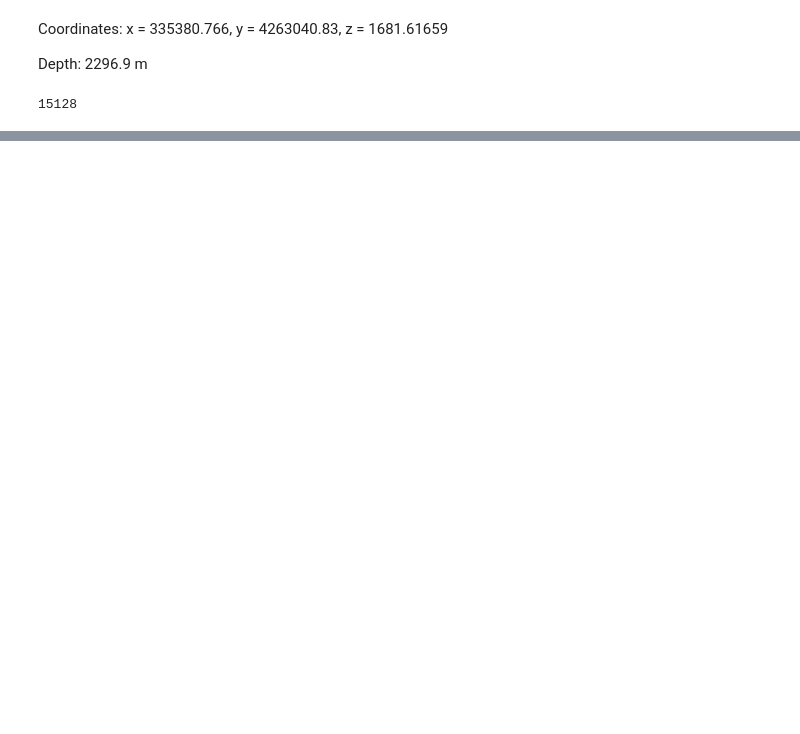
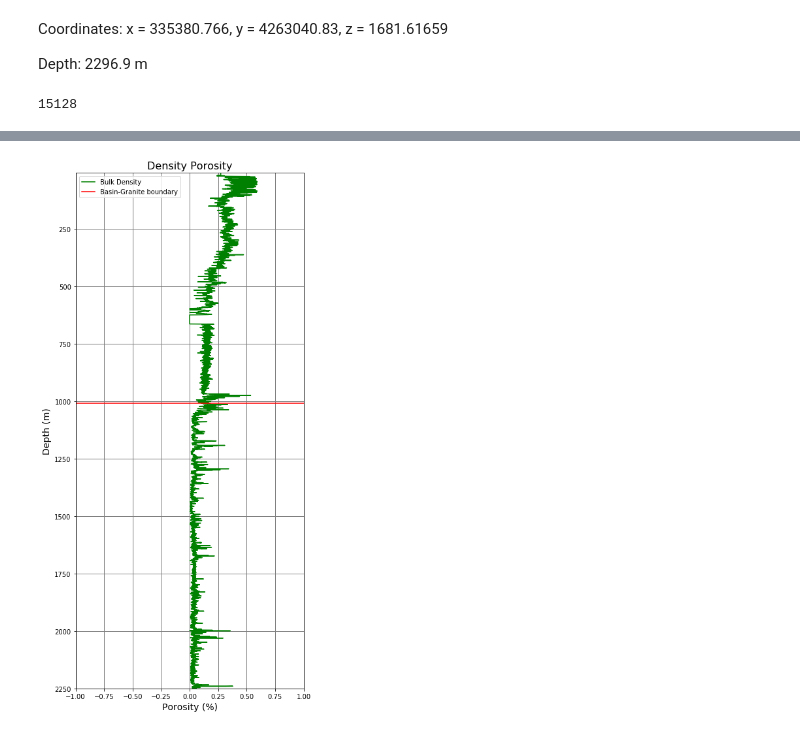
Before and after one commit to OpenGeoVis/GeothermalDesignChallenge, a Jupyter notebook: codebooks/well_data/58-32/5832_logs.ipynb, the cells around one changed output, grey strips where cells are left out. Saved outputs shown, nothing was run; the diff lists cells and outputs as text; code cells hidden in the pictures; blank space fills up the shorter version.

```diff
--- a/codebooks/well_data/58-32/5832_logs.ipynb
+++ b/codebooks/well_data/58-32/5832_logs.ipynb
@@ -132,20 +136,25 @@ plt.show()
 # %%
-#Neutron and Density Porosity
+#Density Porosity
+
 plt.figure(figsize = (6, 12))
 
-plt.plot(DPHZ, DEPTH,'b', label='Density Log')
-plt.plot(NPHI, DEPTH, 'r', label='Neutron Log')
+#plt.plot(DPHZ, DEPTH,'blue', label='Bulk Density')
+#plt.plot(DNPH, DEPTH,'orange', label='Bulk Density')
+plt.plot(PXND, DEPTH,'green', label='Bulk Density')
+plt.axhline(y=1007, color='r', linestyle='-', label='Basin-Granite boundary')
 plt.ylabel('Depth (m)', fontsize = 14)
 plt.xlabel('Porosity (%)', fontsize=14)
 plt.grid(color='grey', linestyle = '-', linewidth=1)
 plt.gca().invert_yaxis()
-plt.title("Neutron and Density Porosities", fontsize=16)
+plt.title("Density Porosity", fontsize=16)
 plt.legend(loc='upper left')
 plt.xlim(-1, 1)
 plt.ylim(2250, 5)
 plt.grid(which='minor', alpha=0.2)
 major_ticks = np.arange(0, 101, 20)
 
 
 plt.tight_layout()
 plt.show()
+# %% [output]
+[figure, added]
```
Also changed, not shown: parts of 7 cells of this notebook, 5 other files.
